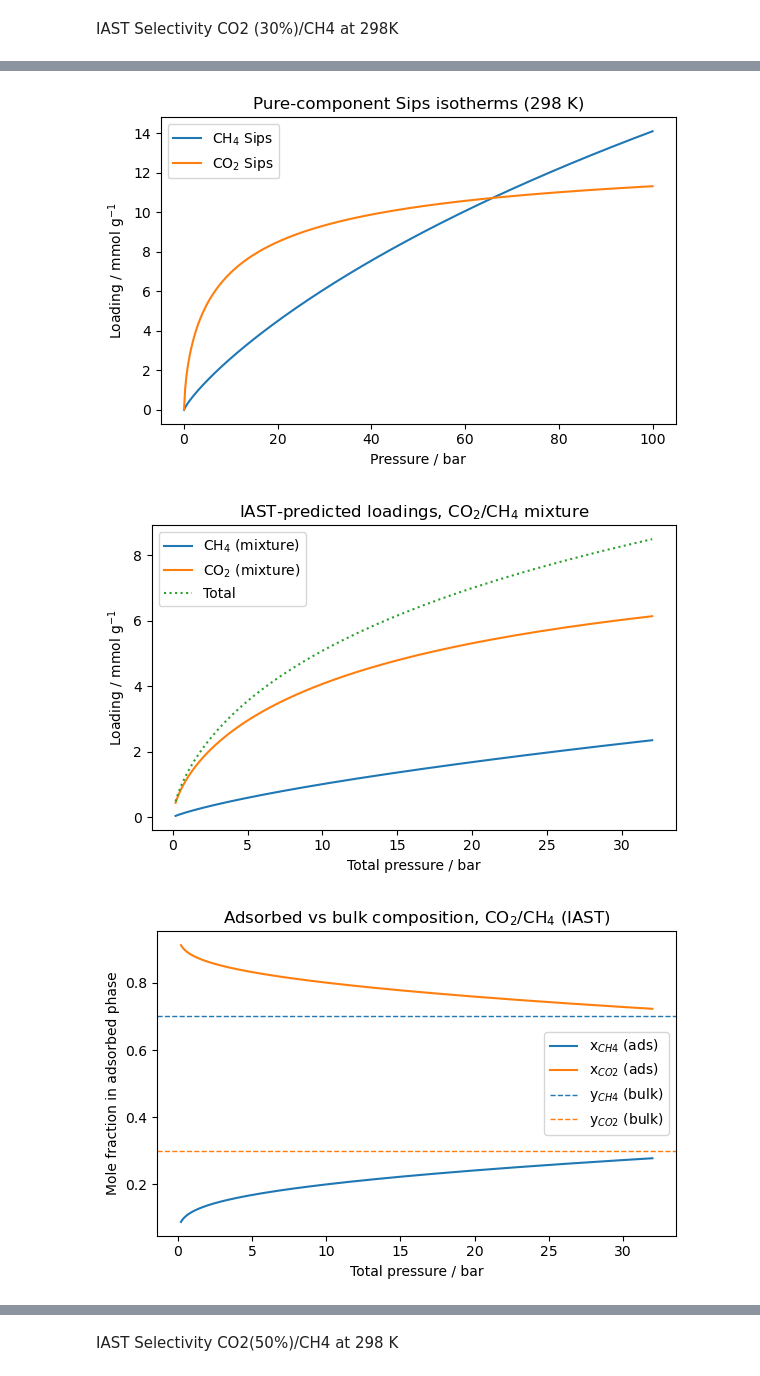
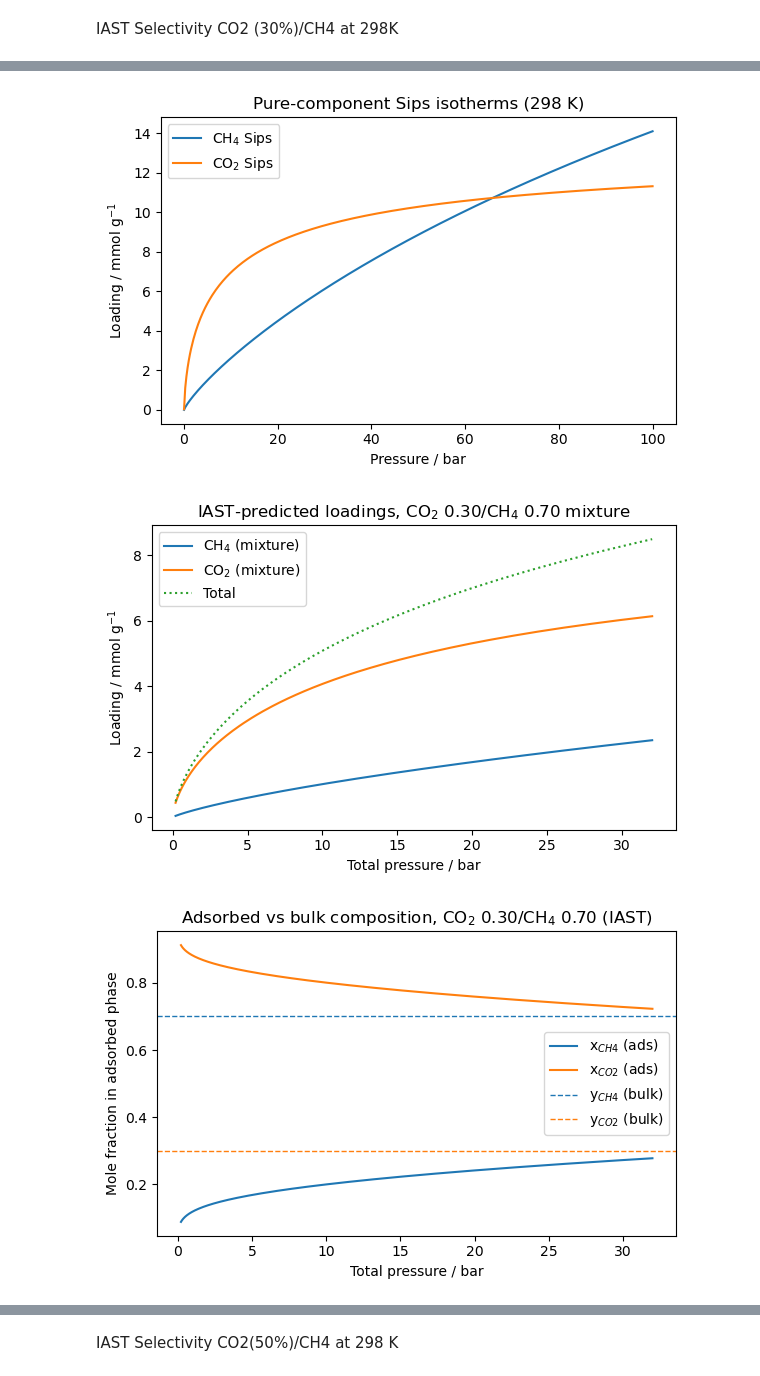
Before and after one commit to gabyralma/Scripts-for-gas-adsorption-isotherms-fitting-and-multivariate-analysis, a Jupyter notebook: pythonIAST.ipynb, the cells around one changed output, grey strips where cells are left out. Cells and saved outputs as stored; diff of their text form; code cells hidden in the pictures.

```diff
--- a/pythonIAST.ipynb
+++ b/pythonIAST.ipynb
@@ -557,11 +558,11 @@ import pandas as pd
 import matplotlib.pyplot as plt
 import pyiast
 
-# ----- 1. Pure-component Sips parameters you already fitted -----
+# ----- 1. Pure-component Sips parameters already fitted -----
 pars_CH4  = dict(Qm=57.87, b=0.002566, n=0.8331)   # CH4 @ 298 K
 pars_CO2 = dict(Qm=13.6633, b=0.1053, n=0.6677)   # CO2 @ 298 K
 
-# Define your Sips isotherm (your chosen form)
+# Define Sips isotherm
 def sips_loading(P, pars):
     Qm = pars["Qm"]
     b  = pars["b"]
@@ -604,14 +605,14 @@ N_tot_3bar = q_3bar.sum()
 x_ads_3bar = q_3bar / N_tot_3bar
 
 select_CO2_CH4_3bar = (x_ads_3bar[1] / x_ads_3bar[0]) / (y_bulk[1] / y_bulk[0])
-print("=== IAST at 3 bar, y = [CH4 0.70, CO2 0.30] ===")
+print("=== IAST at 298 K3 bar, y = [CH4 0.70, CO2 0.30] ===")
 print(f"Total loading        : {N_tot_3bar:.2f} mmol g⁻¹")
 print(f"Adsorbed fractions   : CH4 {x_ads_3bar[0]:.3f} | CO2 {x_ads_3bar[1]:.3f}")
 print(f"Selectivity CO2/CH4  : {select_CO2_CH4_3bar:.1f}")
 print("================================================\n")
 
 # ----- 5. IAST vs pressure sweep (same log-spaced grid as before) -----
-# Keep log-spaced mixture pressures for consistency with previous results
+# Keep log-spaced mixture pressures for consistency
 P_tot_grid = np.logspace(np.log10(0.2), np.log10(32.0), 150)  # 0.2 → 32 bar
 
 records = []
@@ -644,8 +645,8 @@ for P in P_tot_grid:
     )
 
 df_iast = pd.DataFrame(records)
-df_iast.to_csv("IAST_CO2_CH4_results.csv", index=False)
-print("Saved IAST results to: IAST_CO2_CH4_results.csv")
+df_iast.to_csv("IAST_CO2_0.30_CH4_0.70_results.csv", index=False)
+print("Saved IAST results to: IAST_CO2_0.30_CH4_0.70_results.csv")
 
 # ----- 6. Plotting on LINEAR axes + saving figures ----------------
 
@@ -655,7 +656,6 @@ def save_and_show(basename):
     plt.show()
 
 # 6a. Pure Sips isotherms
-# (For smoother line on linear axis, optionally make a separate linear P_plot)
 P_plot = np.linspace(Pgrid.min(), Pgrid.max(), 400)
 q_CH4_plot  = sips_loading(P_plot, pars_CH4)
 q_CO2_plot = sips_loading(P_plot, pars_CO2)
@@ -677,8 +677,8 @@ plt.plot(df_iast["P_tot_bar"], df_iast["q_tot_mmol_g"], label="Total", linestyle
 plt.xlabel("Total pressure / bar")
 plt.ylabel("Loading / mmol g$^{-1}$")
 plt.legend()
-plt.title("IAST-predicted loadings, CO$_2$/CH$_4$ mixture")
-save_and_show("IAST_loadings_CO2_CH4")
+plt.title("IAST-predicted loadings, CO$_2$ 0.30/CH$_4$ 0.70 mixture")
+save_and_show("IAST_loadings_CO2_0.30_CH4_0.70")
 
 # 6c. Adsorbed phase composition vs pressure
 plt.figure(figsize=(6, 4))
@@ -689,21 +689,21 @@ plt.axhline(y_bulk[1], linestyle="--", color="C1", linewidth=1, label="y$_{CO2}$
 plt.xlabel("Total pressure / bar")
 plt.ylabel("Mole fraction in adsorbed phase")
 plt.legend()
-plt.title("Adsorbed vs bulk composition, CO$_2$/CH$_4$ (IAST)")
-save_and_show("IAST_composition_CO2_CH4")
+plt.title("Adsorbed vs bulk composition, CO$_2$ 0.30/CH$_4$ 0.70 (IAST)")
+save_and_show("IAST_composition_CO2_0.30_CH4_0.70")
 
 # 6d. Selectivity vs pressure
 plt.figure(figsize=(6, 4))
 plt.plot(df_iast["P_tot_bar"], df_iast["selectivity_CO2_CH4"])
 plt.xlabel("Total pressure / bar")
 plt.ylabel("Selectivity $S_{CO2/CH4}$")
-plt.title("IAST CO$_2$/CH$_4$ selectivity vs pressure")
+plt.title("IAST CO$_2$ 0.30/CH$_4$ 0.70 selectivity vs pressure")
 plt.grid(True, linestyle=":", linewidth=0.5)
-save_and_show("IAST_selectivity_CO2_CH4")
+save_and_show("IAST_selectivity_CO2_0.30_CH4_0.70")
 
 print("Saved figures:")
-print("  pure_isotherms_CO2_CH4.png")
-print("  IAST_loadings_CO2_CH4.png")
-print("  IAST_composition_CO2_CH4.png")
-print("  IAST_selectivity_CO2_CH4.png")
+print("  pure_isotherms_CO2_0.30_CH4_0.70.png")
+print("  IAST_loadings_CO2_0.30_CH4_0.70.png")
+print("  IAST_composition_CO2_0.30_CH4_0.70.png")
+print("  IAST_selectivity_CO2_0.30_CH4_0.70.png")
 # %% [output]
@@ -717,3 +717,3 @@ Saved IAST results to: IAST_CO2_CH4_results.csv
 [figure]
-[figure, old version]
+[figure, new version]
-[figure, old version]
+[figure, new version]
```
Also changed, not shown: parts of 6 cells of this notebook.
